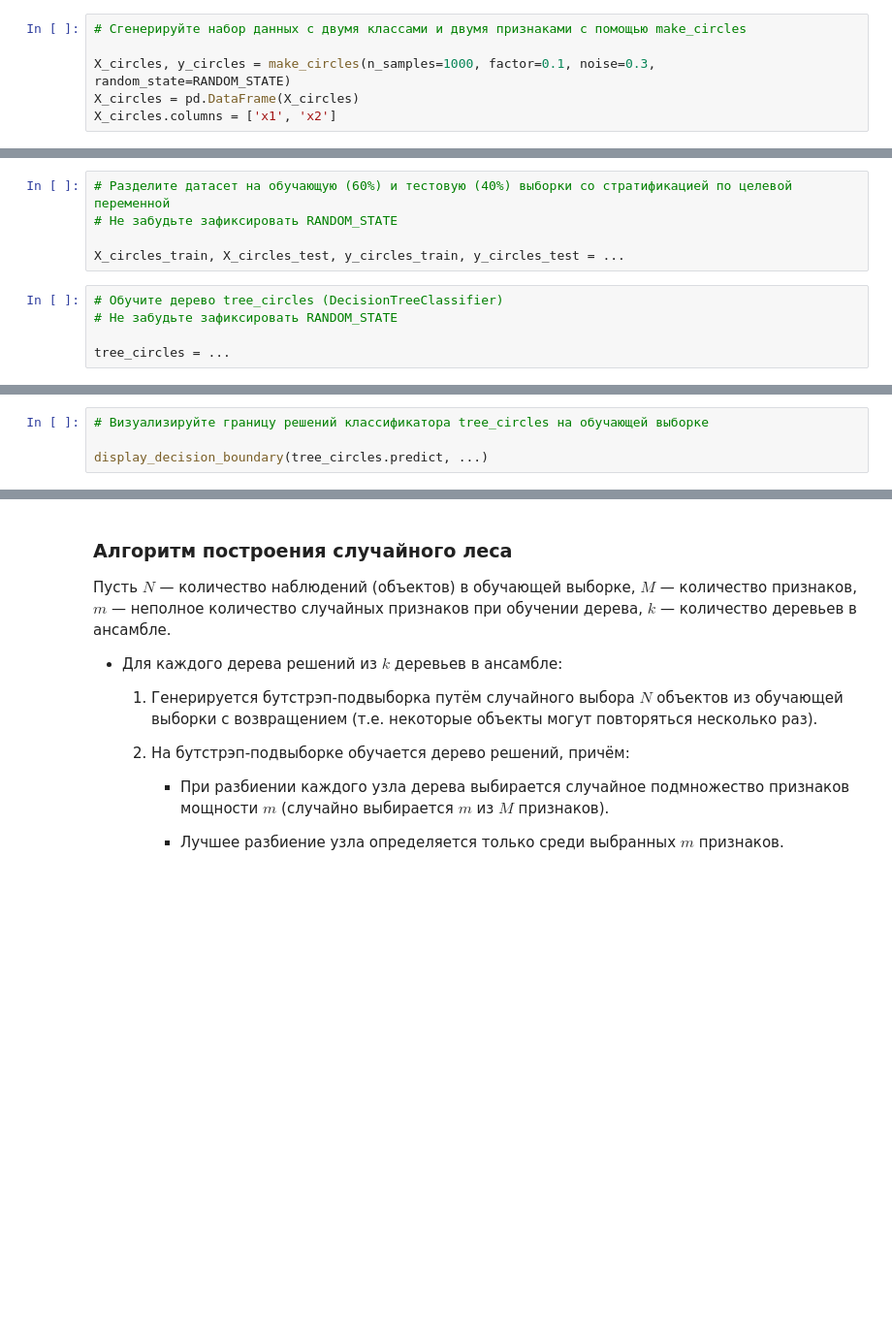
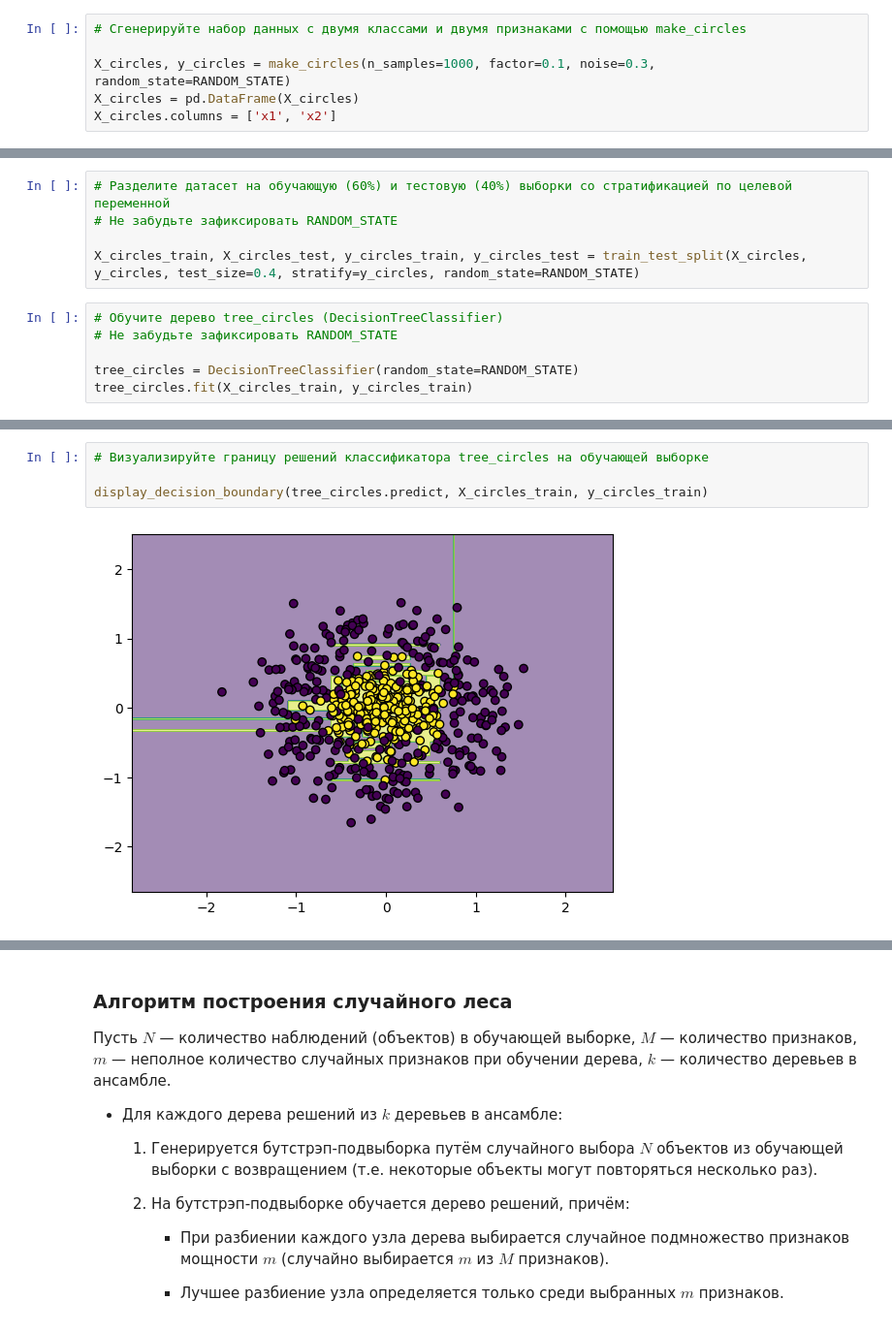
Before and after one commit to 2813/ODS-homework, a Jupyter notebook: 05_ODS_ML.ipynb, the cells around one changed output, grey strips where cells are left out. Shown at 97% size. Drawn from its saved outputs; the diff is of its cells as text; blank space fills up the shorter version.

```diff
--- a/05_ODS_ML.ipynb
+++ b/05_ODS_ML.ipynb
@@ -167,9 +183,10 @@ plt.show()
 # Разделите датасет на обучающую (60%) и тестовую (40%) выборки со стратификацией по целевой переменной
 # Не забудьте зафиксировать RANDOM_STATE
 
-X_circles_train, X_circles_test, y_circles_train, y_circles_test = ...
+X_circles_train, X_circles_test, y_circles_train, y_circles_test = train_test_split(X_circles, y_circles, test_size=0.4, stratify=y_circles, random_state=RANDOM_STATE)
 # %%
 # Обучите дерево tree_circles (DecisionTreeClassifier)
 # Не забудьте зафиксировать RANDOM_STATE
 
-tree_circles = ...
+tree_circles = DecisionTreeClassifier(random_state=RANDOM_STATE)
+tree_circles.fit(X_circles_train, y_circles_train)
@@ -180,7 +208,9 @@ print(classification_report(..., digits=4))
 # %%
 # Визуализируйте границу решений классификатора tree_circles на обучающей выборке
 
-display_decision_boundary(tree_circles.predict, ...)
+display_decision_boundary(tree_circles.predict, X_circles_train, y_circles_train)
+# %% [output]
+[figure, added]
 # %%
 # Визуализируйте границу решений классификатора tree_circles на тестовой выборке
 
```
Also changed, not shown: parts of 35 cells of this notebook.
